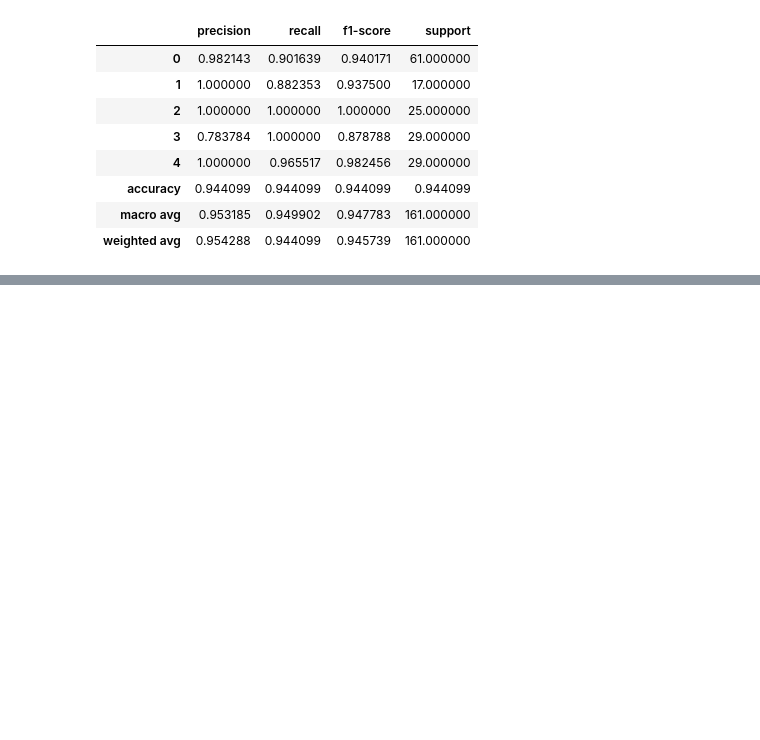
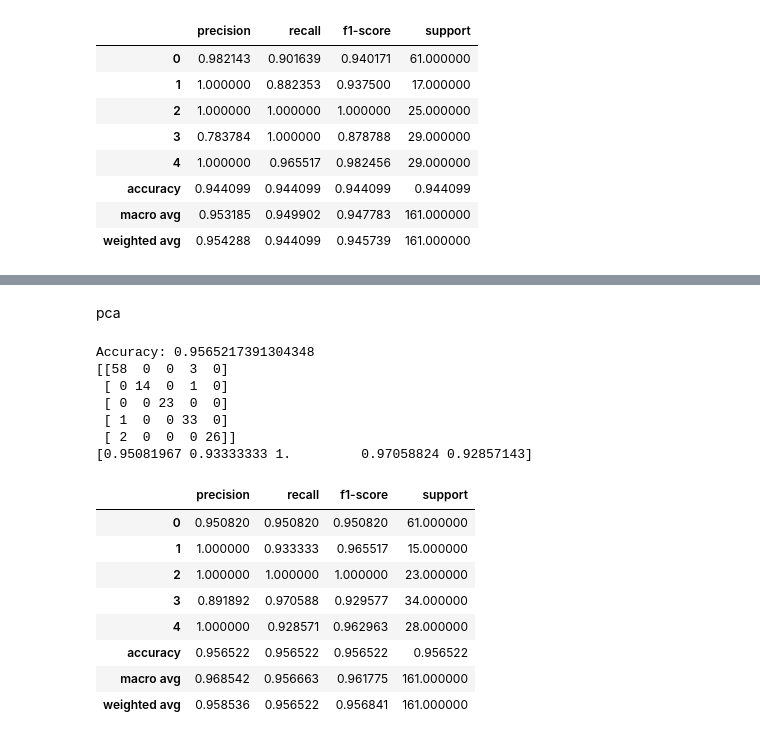
Before and after one commit to ChamikaGunarathna/DM_Group_project, a Jupyter notebook: clustering of cancer gene data.ipynb, the cells around one changed output, grey strips where cells are left out. Drawn from its saved outputs; the diff is of its cells as text; code cells hidden in the pictures; blank space fills up the shorter version.

Commit message:
Added my execution of the classification methods, 5 were added

```diff
--- a/clustering of cancer gene data.ipynb
+++ b/clustering of cancer gene data.ipynb
@@ -1375,0 +1499,44 @@ Accuracy: 0.9440993788819876
+# %% [markdown]
+pca
+# %%
+# Splitting the data into train and test sets
+X_train, X_test, y_train, y_test = train_test_split(principal_df, y, test_size=0.2)
+
+# Initializing the SVM classifier
+svm_classifier = SVC(kernel='linear', C=1.0)
+
+# Training the SVM classifier
+svm_classifier.fit(X_train, y_train)
+
+# Making predictions on the test set
+y_pred = svm_classifier.predict(X_test)
+
+# Evaluating the classifier
+print("Accuracy:", accuracy_score(y_test, y_pred))
+report =classification_report(y_test, y_pred,output_dict=True)
+
+conf_matrix = confusion_matrix(y_test, y_pred)
+print(conf_matrix)
+
+accuaracy_labels =conf_matrix.diagonal()/conf_matrix.sum(axis=1)
+print(accuaracy_labels)
+
+df = pd.DataFrame(report).transpose()
+display(df)
+# %% [output]
+Accuracy: 0.9565217391304348
+[[58  0  0  3  0]
+ [ 0 14  0  1  0]
+ [ 0  0 23  0  0]
+ [ 1  0  0 33  0]
+ [ 2  0  0  0 26]]
+[0.95081967 0.93333333 1.         0.97058824 0.92857143]
+|  | precision | recall | f1-score | support |
+| 0 | 0.950820 | 0.950820 | 0.950820 | 61.000000 |
+| 1 | 1.000000 | 0.933333 | 0.965517 | 15.000000 |
+| 2 | 1.000000 | 1.000000 | 1.000000 | 23.000000 |
+| 3 | 0.891892 | 0.970588 | 0.929577 | 34.000000 |
+| 4 | 1.000000 | 0.928571 | 0.962963 | 28.000000 |
+| accuracy | 0.956522 | 0.956522 | 0.956522 | 0.956522 |
+| macro avg | 0.968542 | 0.956663 | 0.961775 | 161.000000 |
+| weighted avg | 0.958536 | 0.956522 | 0.956841 | 161.000000 |
```
Also changed, not shown: parts of 40 cells of this notebook.
